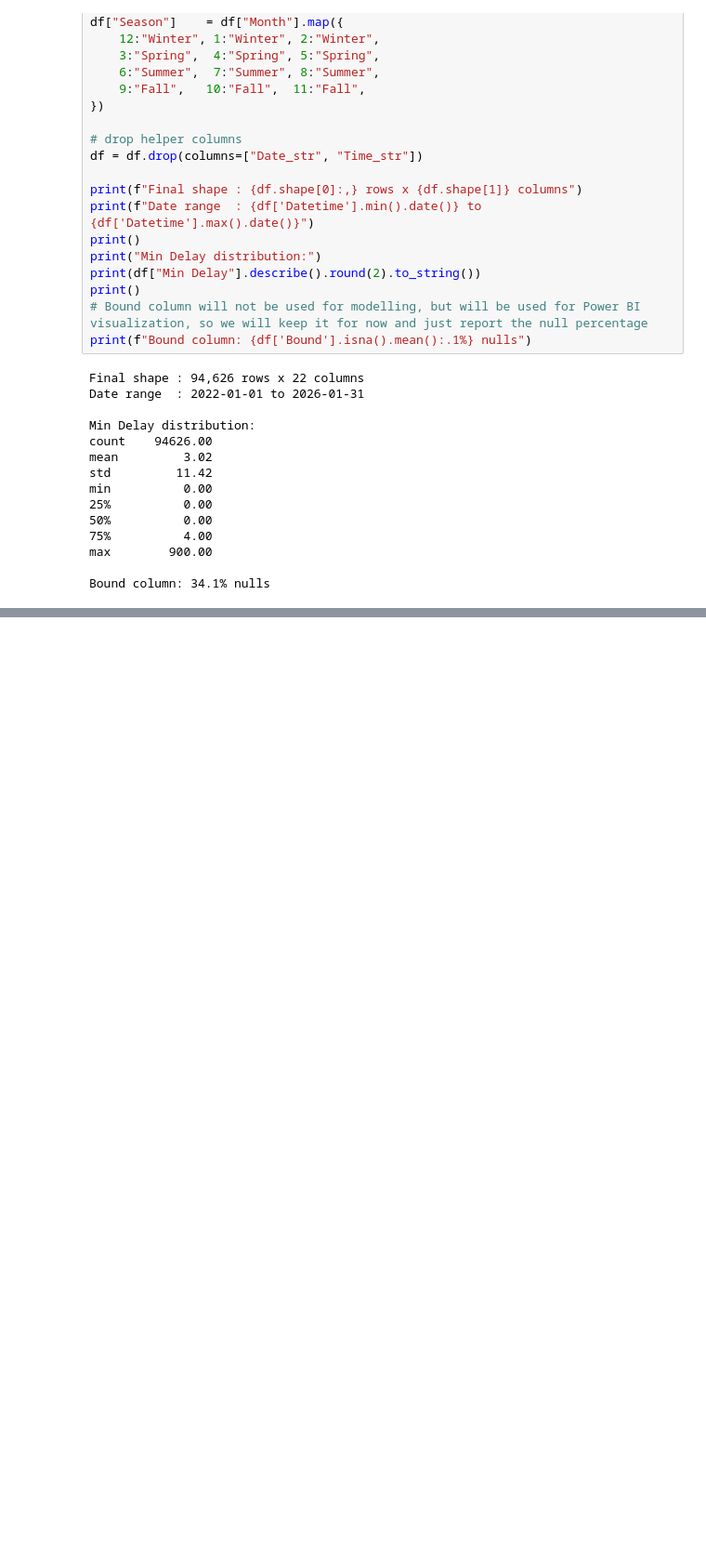
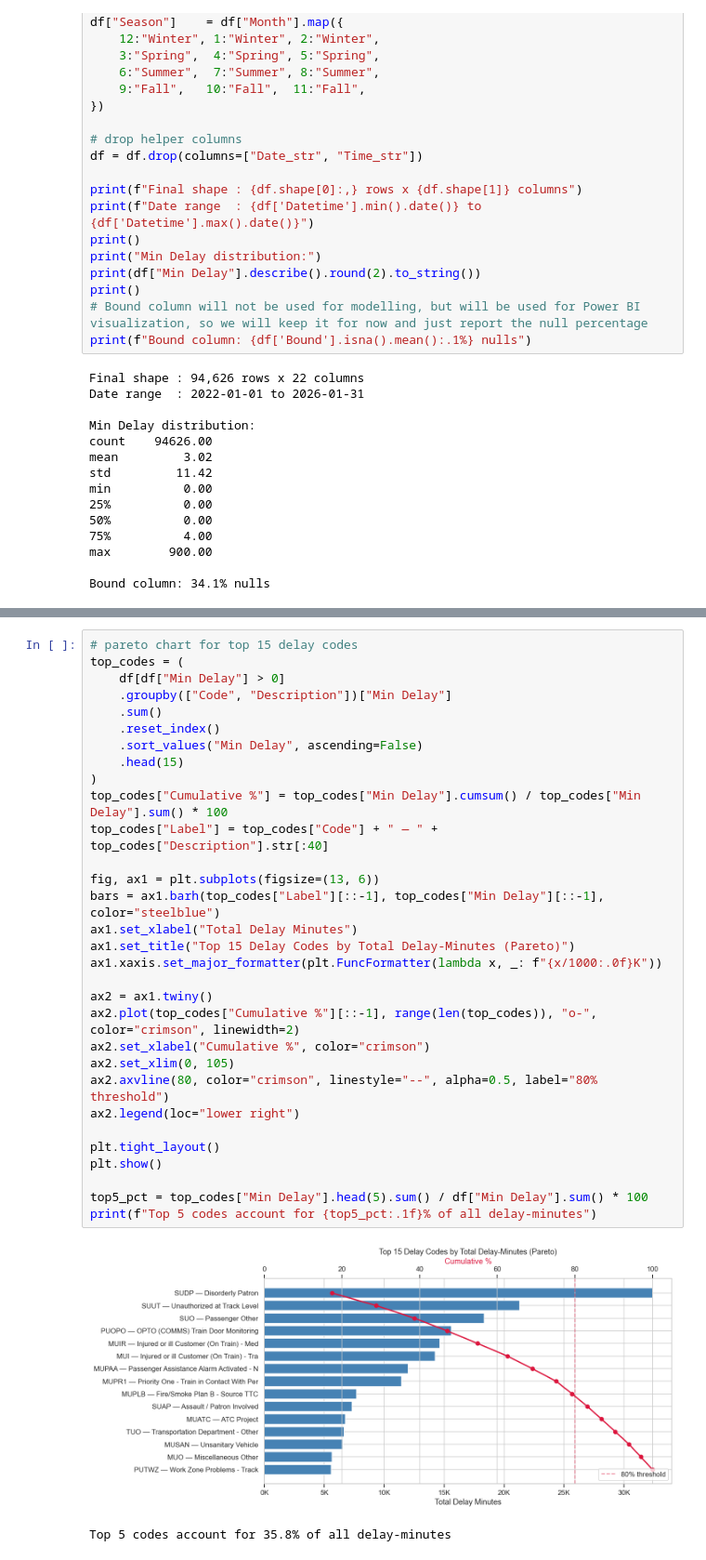
Before and after one commit to jasonqiu0/ttc-delay-analysis, a Jupyter notebook: subway.ipynb, the cells around one changed output, grey strips where cells are left out. Shown at 93% size. Saved outputs shown, nothing was run; the diff lists cells and outputs as text; blank space fills up the shorter version.

```diff
--- a/subway.ipynb
+++ b/subway.ipynb
@@ -290,0 +324,34 @@ df.describe()
+# %%
+# pareto chart for top 15 delay codes
+top_codes = (
+    df[df["Min Delay"] > 0]
+    .groupby(["Code", "Description"])["Min Delay"]
+    .sum()
+    .reset_index()
+    .sort_values("Min Delay", ascending=False)
+    .head(15)
+)
+top_codes["Cumulative %"] = top_codes["Min Delay"].cumsum() / top_codes["Min Delay"].sum() * 100
+top_codes["Label"] = top_codes["Code"] + " — " + top_codes["Description"].str[:40]
+
+fig, ax1 = plt.subplots(figsize=(13, 6))
+bars = ax1.barh(top_codes["Label"][::-1], top_codes["Min Delay"][::-1], color="steelblue")
+ax1.set_xlabel("Total Delay Minutes")
+ax1.set_title("Top 15 Delay Codes by Total Delay-Minutes (Pareto)")
+ax1.xaxis.set_major_formatter(plt.FuncFormatter(lambda x, _: f"{x/1000:.0f}K"))
+
+ax2 = ax1.twiny()
+ax2.plot(top_codes["Cumulative %"][::-1], range(len(top_codes)), "o-", color="crimson", linewidth=2)
+ax2.set_xlabel("Cumulative %", color="crimson")
+ax2.set_xlim(0, 105)
+ax2.axvline(80, color="crimson", linestyle="--", alpha=0.5, label="80% threshold")
+ax2.legend(loc="lower right")
+
+plt.tight_layout()
+plt.show()
+
+top5_pct = top_codes["Min Delay"].head(5).sum() / df["Min Delay"].sum() * 100
+print(f"Top 5 codes account for {top5_pct:.1f}% of all delay-minutes")
+# %% [output]
+[figure, added]
+Top 5 codes account for 35.8% of all delay-minutes
```
Also changed, not shown: parts of 9 cells of this notebook.
